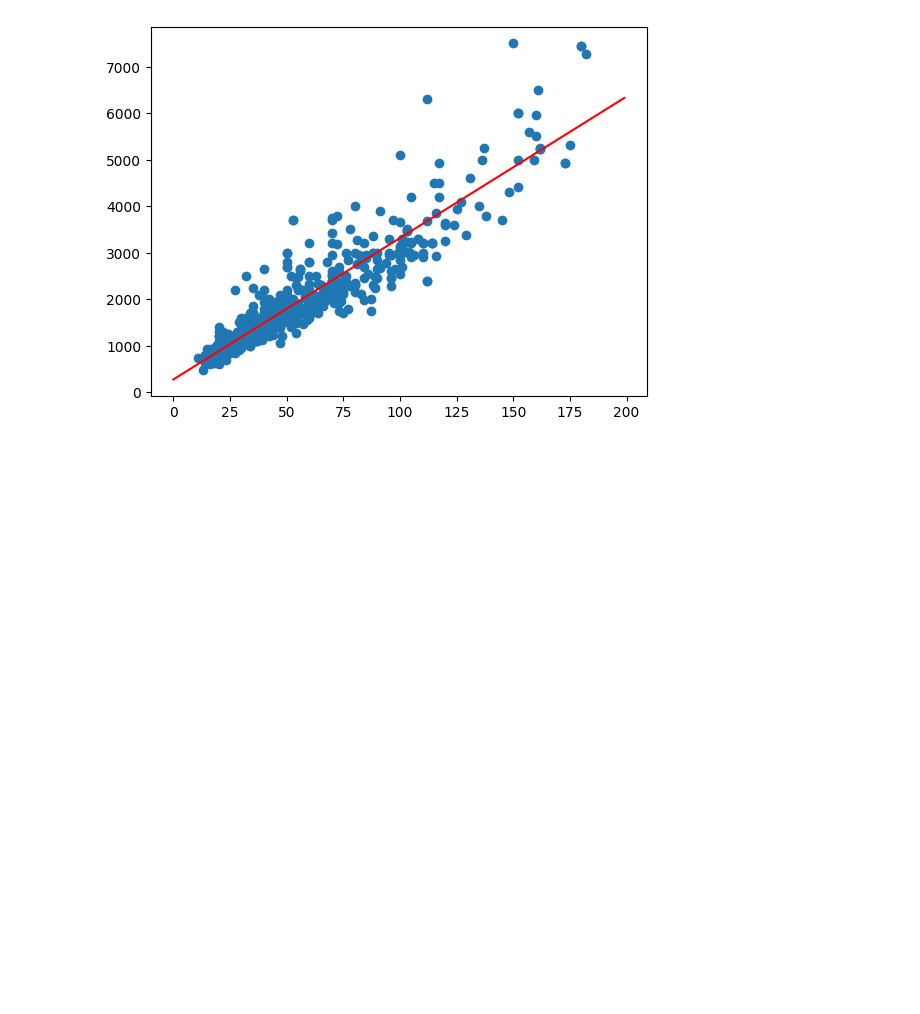
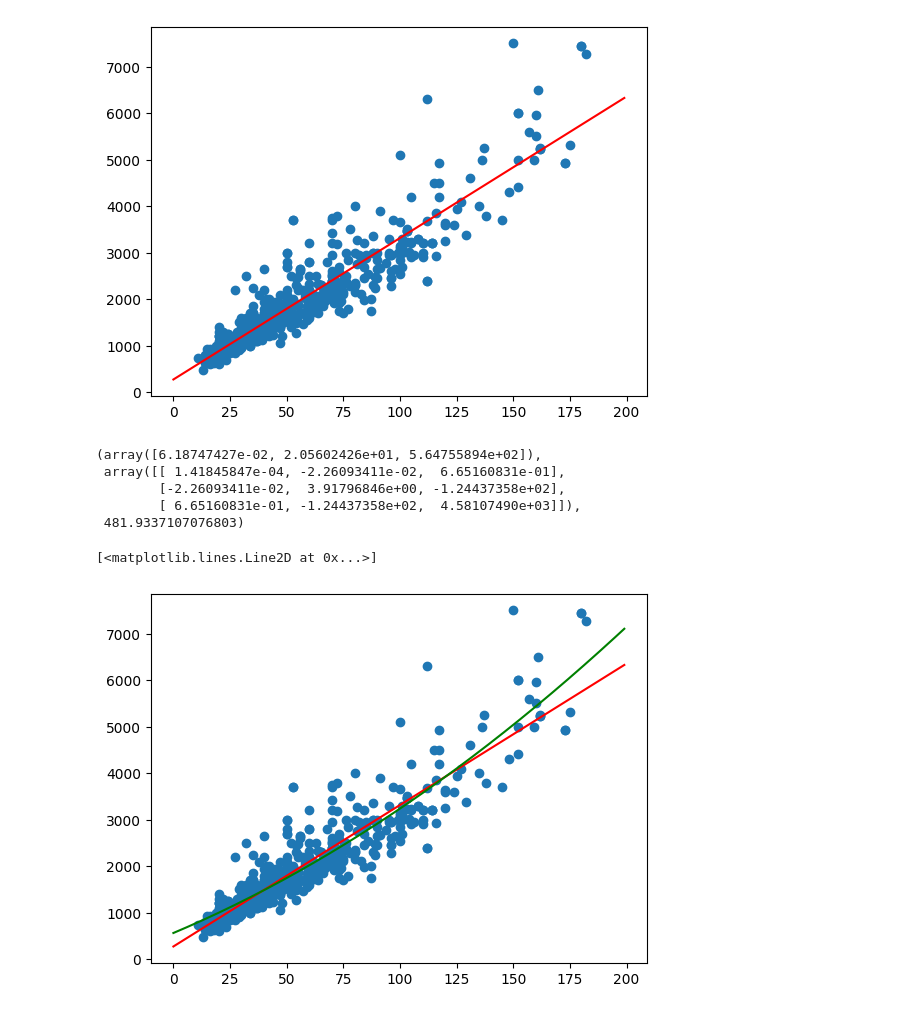
Before and after one commit to cyrilvincent/math, a Jupyter notebook: demo_pandas.ipynb, the cells around one changed output. Saved outputs shown, nothing was run; the diff lists cells and outputs as text; code cells hidden in the pictures; blank space fills up the shorter version.

```diff
--- a/demo_pandas.ipynb
+++ b/demo_pandas.ipynb
@@ -138,6 +138,25 @@ plt.plot(x, y, color="red")
 plt.savefig("data/house/house.png")
 # %% [output]
 [figure]
+# %%
+def poly2(x, a, b, c):
+    return a * x ** 2 + b * x + c
+
+weight, conv = opt.curve_fit(poly2, df_filtre["surface"], df_filtre["loyer"])
+weight, conv, np.mean(conv)
+# %% [output]
+(array([6.18747427e-02, 2.05602426e+01, 5.64755894e+02]),
+ array([[ 1.41845847e-04, -2.26093411e-02,  6.65160831e-01],
+        [-2.26093411e-02,  3.91796846e+00, -1.24437358e+02],
+        [ 6.65160831e-01, -1.24437358e+02,  4.58107490e+03]]),
+ 481.9337107076803)
+# %%
+plt.scatter(df_filtre["surface"], df_filtre["loyer"])
+plt.plot(x, y, color="red")
+plt.plot(x, poly2(x, weight[0], weight[1], weight[2]), color="green")
+# %% [output]
+[<matplotlib.lines.Line2D at 0x...>]
+[figure, added]
 # %%
 pd.concat([df, df_filtre], ignore_index=True)
 # %%
```
